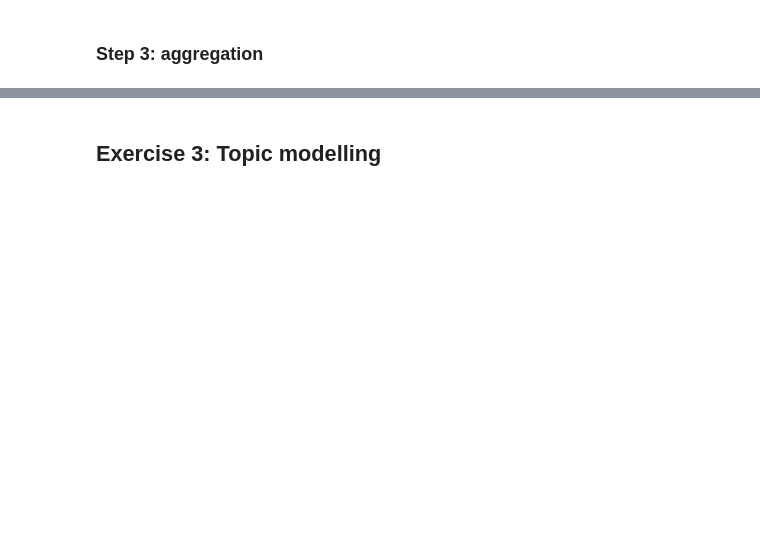
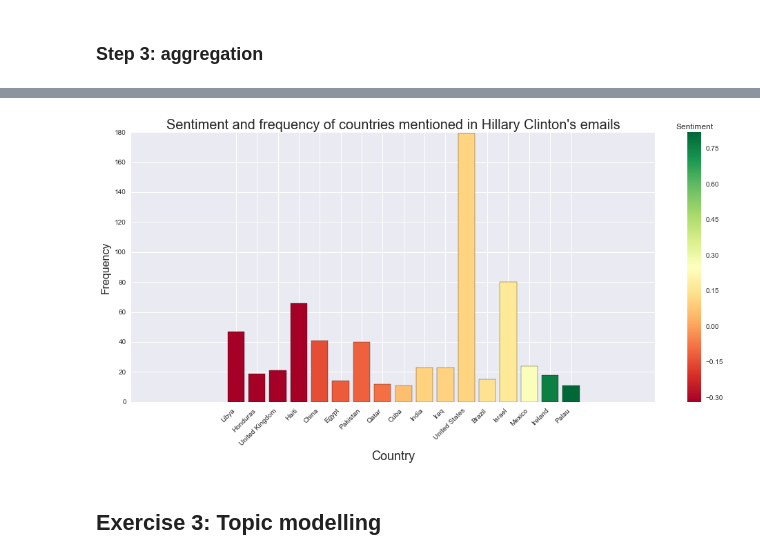
Before and after one commit to PaluchowskiMatthew/ADA-Kepler, a Jupyter notebook: 05 - Taming Text/05 - Taming Text.ipynb, the cells around one changed output, grey strips where cells are left out. Drawn from its saved outputs; the diff is of its cells as text; code cells hidden in the pictures; blank space fills up the shorter version.

```diff
--- a/05 - Taming Text/05 - Taming Text.ipynb
+++ b/05 - Taming Text/05 - Taming Text.ipynb
@@ -388,31 +429,30 @@ chart_table
 # %%
-from matplotlib import cm
 chart_final = chart_table
 index = range(chart_final.shape[0])
 
-# Color range
+# Create legend color range
 y = np.array(chart_final['sentiment'])
 colors = cm.RdYlGn(y / float(max(y)))
 plot = plt.scatter(y, y, c=y, cmap = 'RdYlGn')
 plt.clf()
 clb = plt.colorbar(plot)
 clb.ax.set_title("Sentiment")
 
-# Display bar plot : country frequency vs. country name, with color indicating polarity score
 plt.bar(index, chart_final['count'], align='center', color=colors)
 plt.xticks(rotation=45, ha='right')
-plt.xlabel("Country")
-plt.ylabel("Frequency")
 
 LABELS = chart_final['country']
 plt.xticks(index, LABELS, rotation=45)
 plt.title('Sentiment and frequency of countries mentioned in Hillary Clinton\'s emails', fontsize=20)
 plt.xlabel('Country', fontsize=18)
 plt.ylabel('Frequency', fontsize=16)
+
 fig = plt.gcf()
 fig.set_size_inches(17, 7)
 
 plt.show()
+# %% [output]
+[figure, added]
 # %% [markdown]
 ## Exercise 3: Topic modelling
 # %%
```
Also changed, not shown: parts of 40 cells of this notebook.
